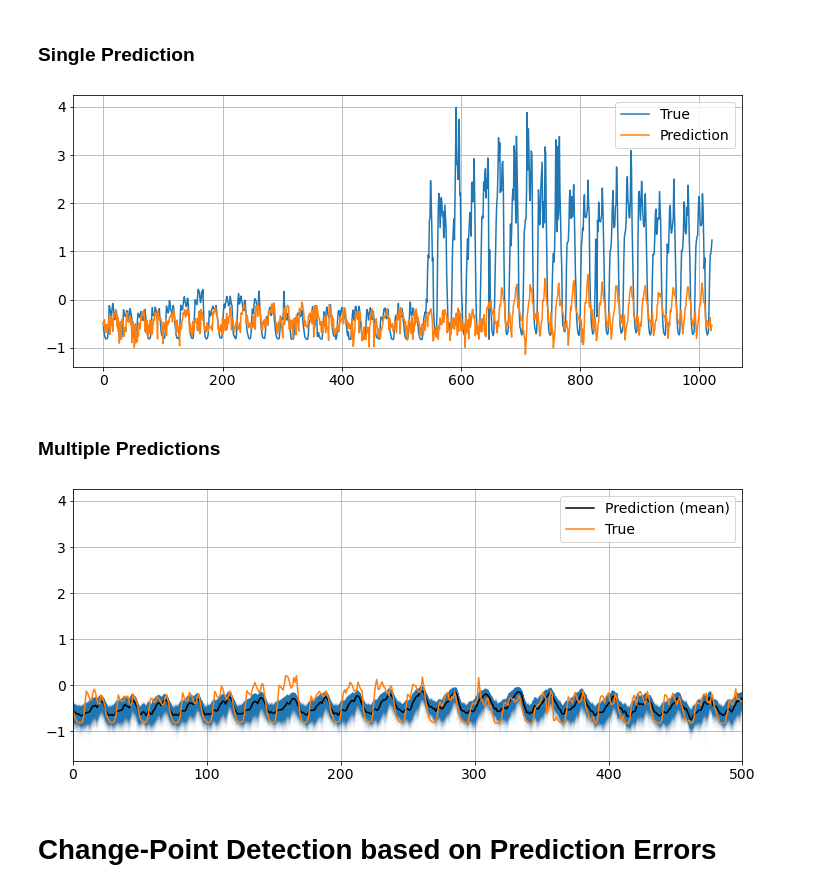
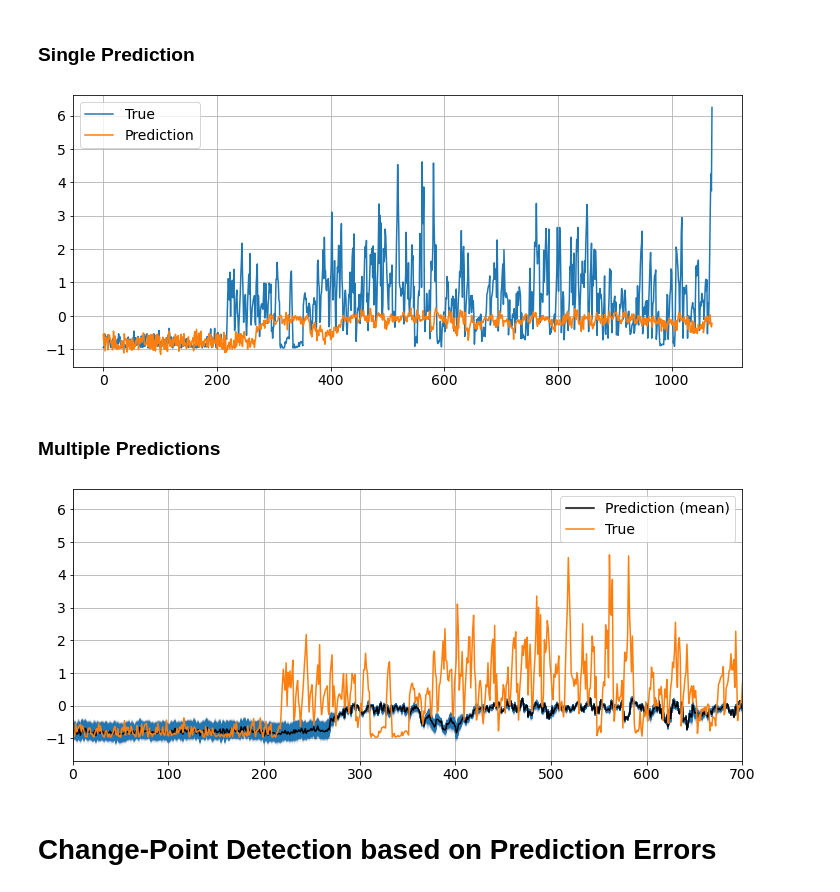
Before and after one commit to HSE-LAMBDA/OpenTalks2021_tutorial, a Jupyter notebook: notebooks/2-time-series-gan.ipynb, the cells around one changed output. Drawn from its saved outputs; the diff is of its cells as text; code cells hidden in the pictures.

```diff
--- a/notebooks/2-time-series-gan.ipynb
+++ b/notebooks/2-time-series-gan.ipynb
@@ -32,0 +41,3 @@ data.head()
+# %%
+data = pd.read_csv("real_61.csv", sep=',')
+data.head()
@@ -92,7 +110,7 @@ y_{k+j+m}\\
 \right)$$
 # %%
 K = 20
-M = 100
+M = 50
 # %%
 def AR_matrices(Y, K, M):
     X_AR = []
@@ -363,7 +381,7 @@ plt.grid(b=1)
 #plt.xlim(300, 500)
 plt.show()
 # %% [output]
-[figure, old version]
+[figure, new version]
 # %% [markdown]
 ### Multiple Predictions
 # %%
@@ -379,20 +397,20 @@ predictions_test = np.array(predictions_test)
 # %%
 plt.figure(figsize=(12, 5))
 
 for Y_pred_test in predictions_test:
     plt.plot(Y_pred_test, alpha=0.01, color='C0')
 plt.plot(predictions_test.mean(axis=0), label='Prediction (mean)', alpha=1., color='0')
 
 plt.plot(Y_AR_test, label='True', alpha=1., color='C1')
 plt.xticks(size=14)
 plt.yticks(size=14)
 plt.legend(loc='best', fontsize=14)
 plt.grid(b=1)
-plt.xlim(0, 500)
+plt.xlim(0, 700)
 #plt.ylim(0, 2)
 plt.show()
 # %% [output]
-[figure, old version]
+[figure, new version]
 # %% [markdown]
 # Change-Point Detection based on Prediction Errors
 # %% [markdown]
```
Also changed, not shown: parts of 18 cells of this notebook.
